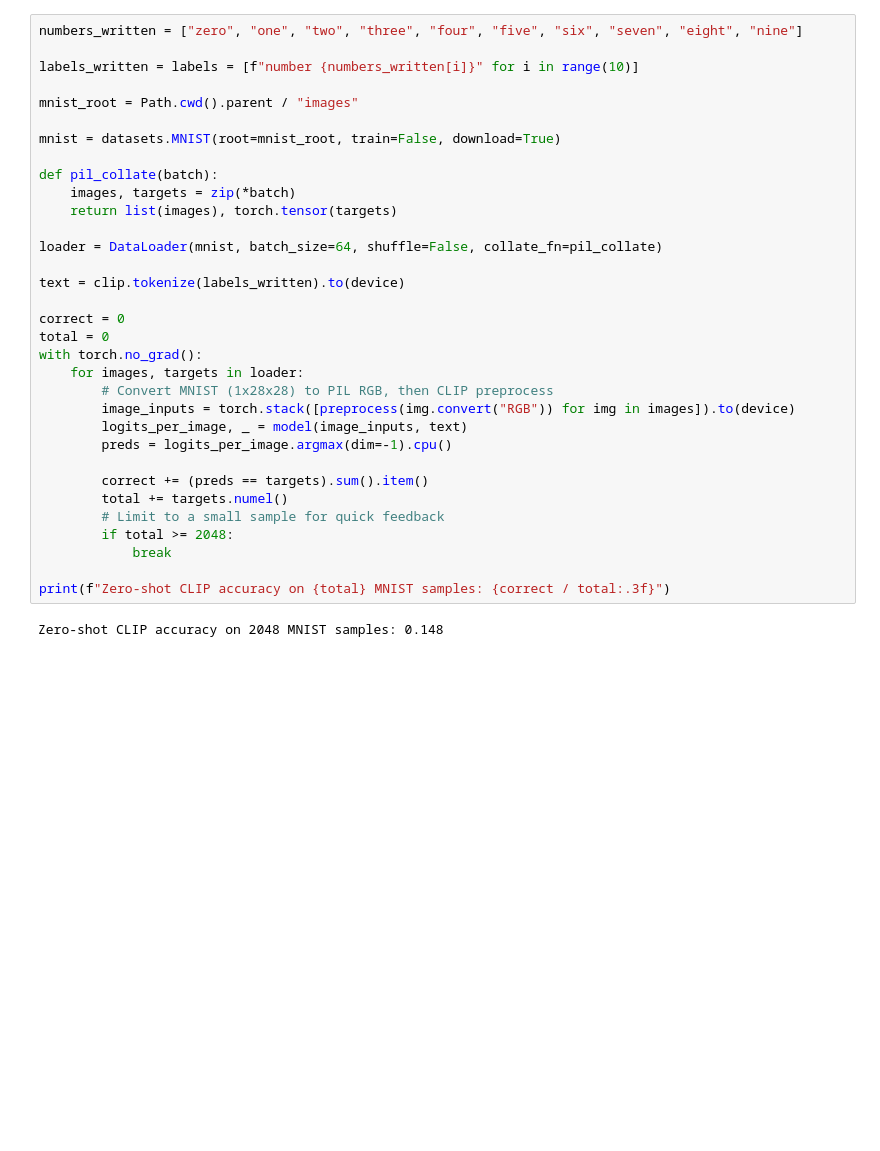
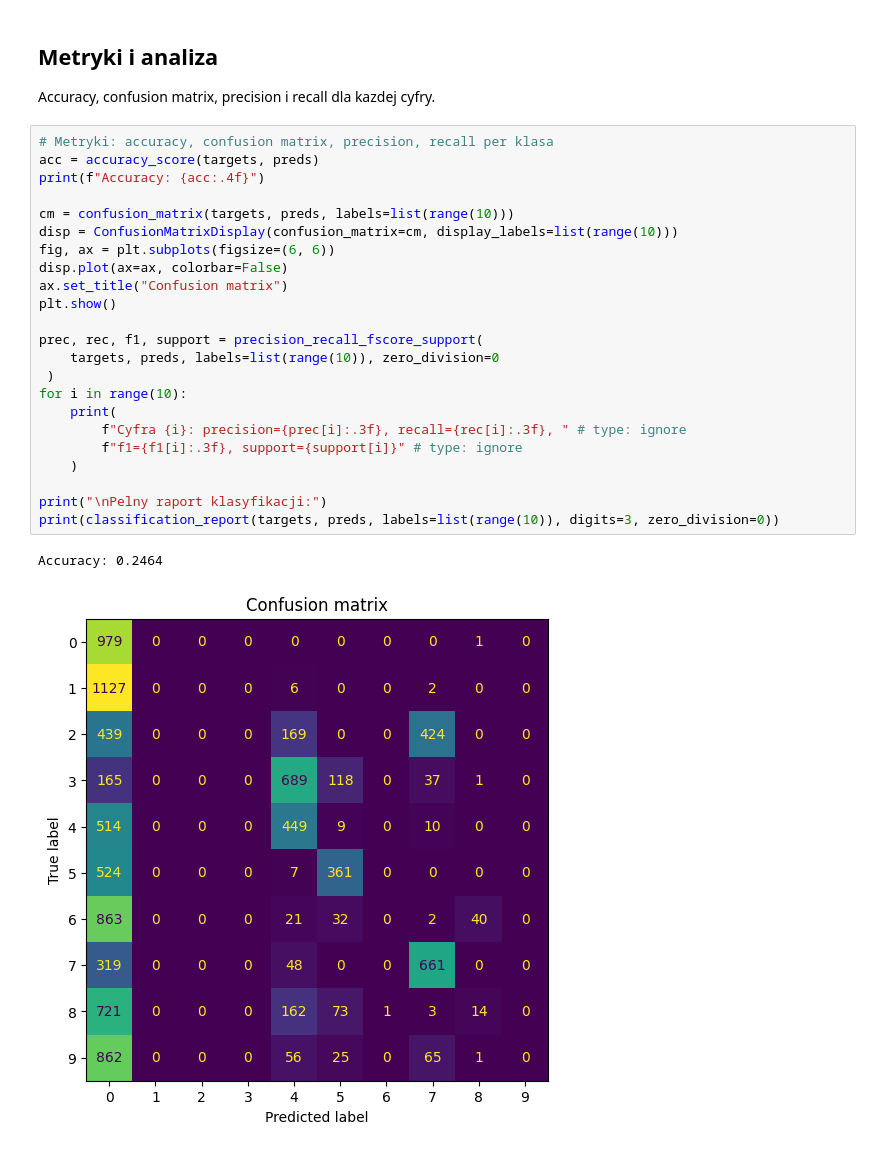
Before and after one commit to Einhartd/adom-clip, a Jupyter notebook: src/mnist_number_experiment.ipynb, the cells around one changed output. Drawn from its saved outputs; the diff is of its cells as text; blank space fills up the shorter version.

```diff
--- a/src/mnist_number_experiment.ipynb
+++ b/src/mnist_number_experiment.ipynb
@@ -93,35 +179,29 @@ plt.show()
+# %% [markdown]
+## Metryki i analiza
+Accuracy, confusion matrix, precision i recall dla kazdej cyfry.
 # %%
-numbers_written = ["zero", "one", "two", "three", "four", "five", "six", "seven", "eight", "nine"]
+# Metryki: accuracy, confusion matrix, precision, recall per klasa
+acc = accuracy_score(targets, preds)
+print(f"Accuracy: {acc:.4f}")
 
-labels_written = labels = [f"number {numbers_written[i]}" for i in range(10)]
+cm = confusion_matrix(targets, preds, labels=list(range(10)))
+disp = ConfusionMatrixDisplay(confusion_matrix=cm, display_labels=list(range(10)))
+fig, ax = plt.subplots(figsize=(6, 6))
+disp.plot(ax=ax, colorbar=False)
+ax.set_title("Confusion matrix")
+plt.show()
 
-mnist_root = Path.cwd().parent / "images"
+prec, rec, f1, support = precision_recall_fscore_support(
+    targets, preds, labels=list(range(10)), zero_division=0
+ )
+for i in range(10):
+    print(
+        f"Cyfra {i}: precision={prec[i]:.3f}, recall={rec[i]:.3f}, " # type: ignore
+        f"f1={f1[i]:.3f}, support={support[i]}" # type: ignore
+    )
 
-mnist = datasets.MNIST(root=mnist_root, train=False, download=True)
-
-def pil_collate(batch):
-    images, targets = zip(*batch)
-    return list(images), torch.tensor(targets)
-
-loader = DataLoader(mnist, batch_size=64, shuffle=False, collate_fn=pil_collate)
-
-text = clip.tokenize(labels_written).to(device)
-
-correct = 0
-total = 0
-with torch.no_grad():
-    for images, targets in loader:
-        # Convert MNIST (1x28x28) to PIL RGB, then CLIP preprocess
-        image_inputs = torch.stack([preprocess(img.convert("RGB")) for img in images]).to(device)
-        logits_per_image, _ = model(image_inputs, text)
-        preds = logits_per_image.argmax(dim=-1).cpu()
-
-        correct += (preds == targets).sum().item()
-        total += targets.numel()
-        # Limit to a small sample for quick feedback
-        if total >= 2048:
-            break
-
-print(f"Zero-shot CLIP accuracy on {total} MNIST samples: {correct / total:.3f}")
+print("\nPelny raport klasyfikacji:")
+print(classification_report(targets, preds, labels=list(range(10)), digits=3, zero_division=0))
 # %% [output]
-Zero-shot CLIP accuracy on 2048 MNIST samples: 0.148
+Accuracy: 0.2464
+[figure, added]
```
Also changed, not shown: parts of 16 cells of this notebook, 2 other files.
